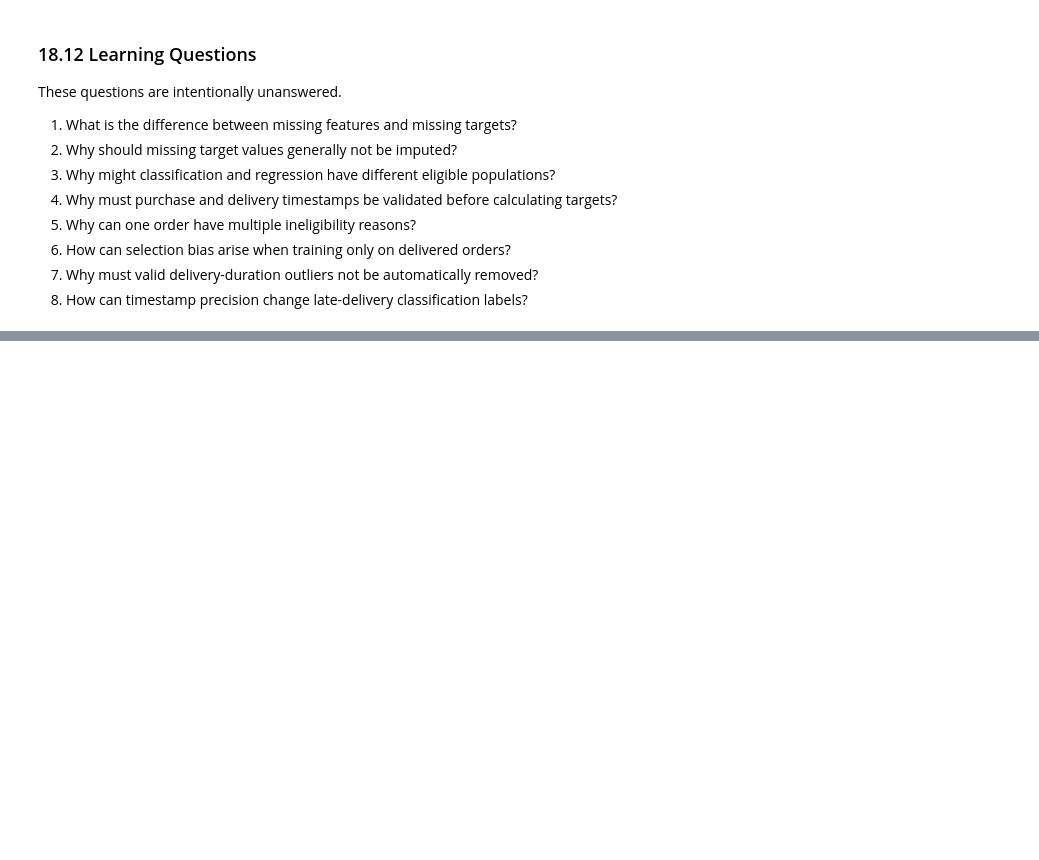
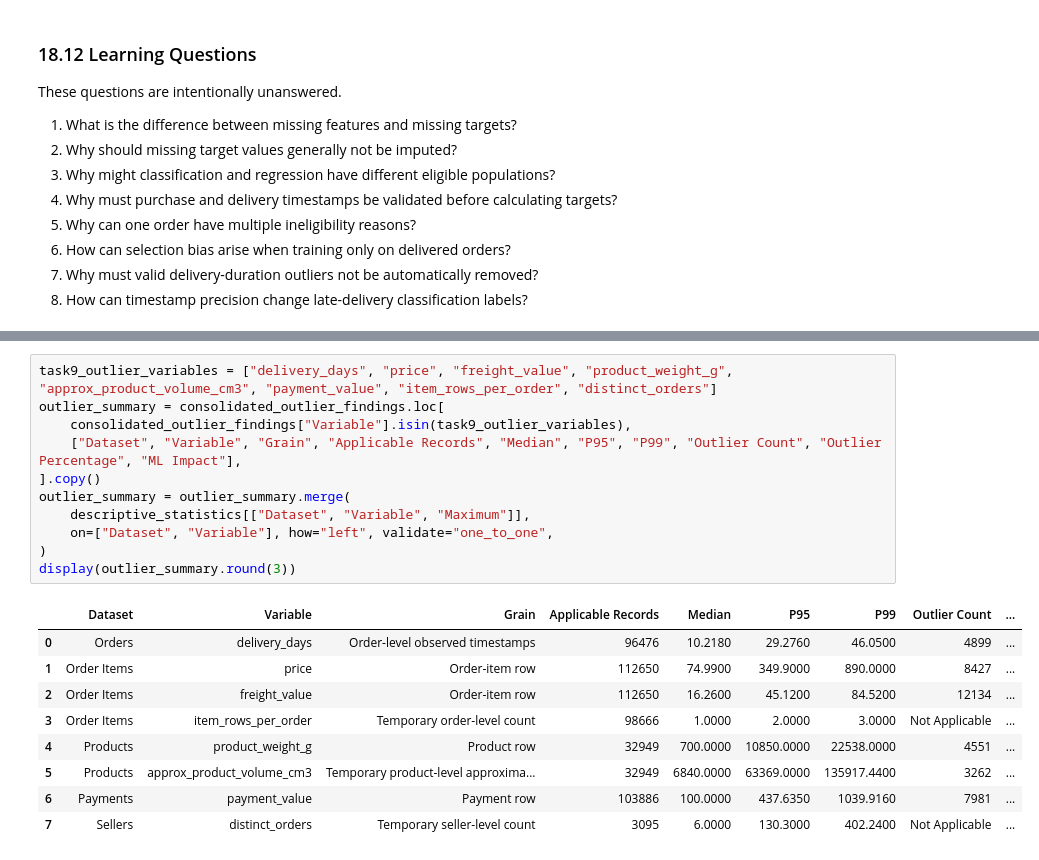
Before and after one commit to mmubashir95/ecommerce-delivery-intelligence, a Jupyter notebook: notebooks/02_data_quality.ipynb, the cells around one changed output, grey strips where cells are left out. Drawn from its saved outputs; the diff is of its cells as text; blank space fills up the shorter version.

```diff
--- a/notebooks/02_data_quality.ipynb
+++ b/notebooks/02_data_quality.ipynb
@@ -5465,0 +5664,21 @@ These questions are intentionally unanswered.
+# %%
+task9_outlier_variables = ["delivery_days", "price", "freight_value", "product_weight_g", "approx_product_volume_cm3", "payment_value", "item_rows_per_order", "distinct_orders"]
+outlier_summary = consolidated_outlier_findings.loc[
+    consolidated_outlier_findings["Variable"].isin(task9_outlier_variables),
+    ["Dataset", "Variable", "Grain", "Applicable Records", "Median", "P95", "P99", "Outlier Count", "Outlier Percentage", "ML Impact"],
+].copy()
+outlier_summary = outlier_summary.merge(
+    descriptive_statistics[["Dataset", "Variable", "Maximum"]],
+    on=["Dataset", "Variable"], how="left", validate="one_to_one",
+)
+display(outlier_summary.round(3))
+# %% [output]
+|  | Dataset | Variable | Grain | Applicable Records | Median | P95 | P99 | Outlier Count | ... |
+| 0 | Orders | delivery_days | Order-level observed timestamps | 96476 | 10.2180 | 29.2760 | 46.0500 | 4899 | ... |
+| 1 | Order Items | price | Order-item row | 112650 | 74.9900 | 349.9000 | 890.0000 | 8427 | ... |
+| 2 | Order Items | freight_value | Order-item row | 112650 | 16.2600 | 45.1200 | 84.5200 | 12134 | ... |
+| 3 | Order Items | item_rows_per_order | Temporary order-level count | 98666 | 1.0000 | 2.0000 | 3.0000 | Not Applicable | ... |
+| 4 | Products | product_weight_g | Product row | 32949 | 700.0000 | 10850.0000 | 22538.0000 | 4551 | ... |
+| 5 | Products | approx_product_volume_cm3 | Temporary product-level approxima... | 32949 | 6840.0000 | 63369.0000 | 135917.4400 | 3262 | ... |
+| 6 | Payments | payment_value | Payment row | 103886 | 100.0000 | 437.6350 | 1039.9160 | 7981 | ... |
+| 7 | Sellers | distinct_orders | Temporary seller-level count | 3095 | 6.0000 | 130.3000 | 402.2400 | Not Applicable | ... |
```
Also changed, not shown: parts of 22 cells of this notebook.
